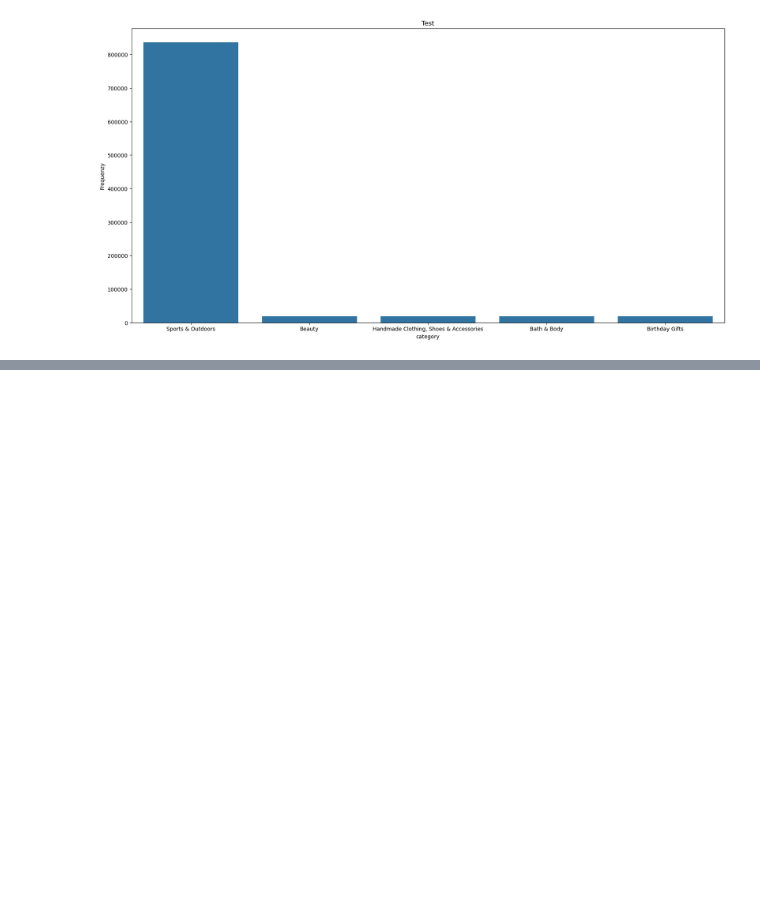
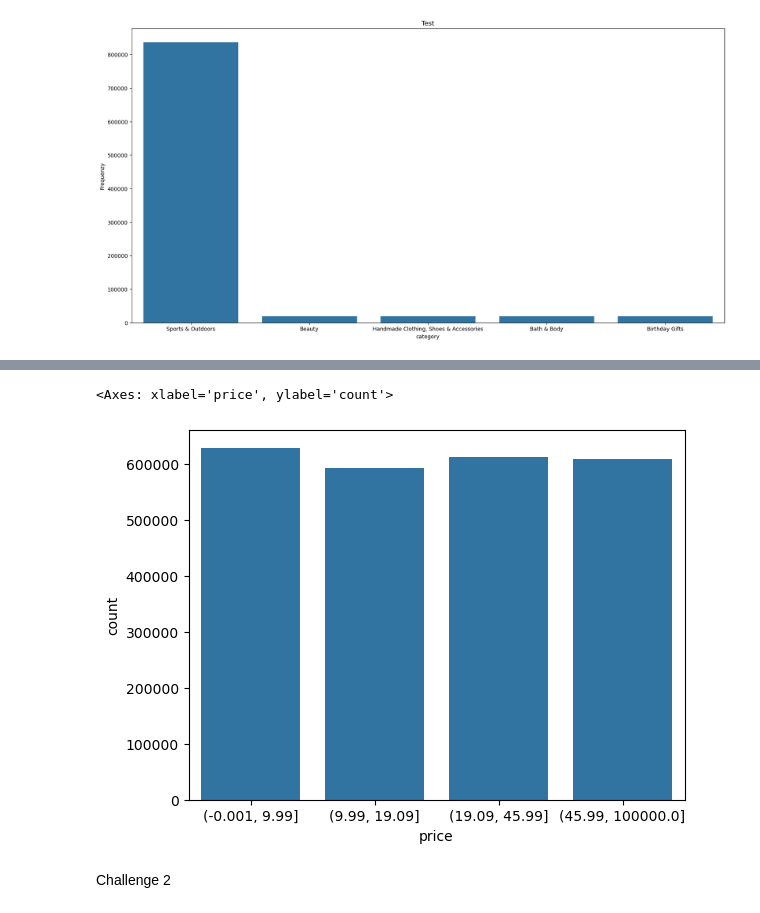
Before and after one commit to BigKawa/lab-eda-univariate, a Jupyter notebook: eda_lab.ipynb, the cells around one changed output, grey strips where cells are left out. Cells and saved outputs as stored; diff of their text form; code cells hidden in the pictures; blank space fills up the shorter version.

```diff
--- a/eda_lab.ipynb
+++ b/eda_lab.ipynb
@@ -73,0 +88,8 @@ Text(0.5, 0, 'category')
+# %%
+price_bin = pd.qcut(df["price"], q=4)
+sns.countplot(x=price_bin)
+# %% [output]
+<Axes: xlabel='price', ylabel='count'>
+[figure, added]
+# %% [markdown]
+Challenge 2
```
Also changed, not shown: parts of 5 cells of this notebook.
